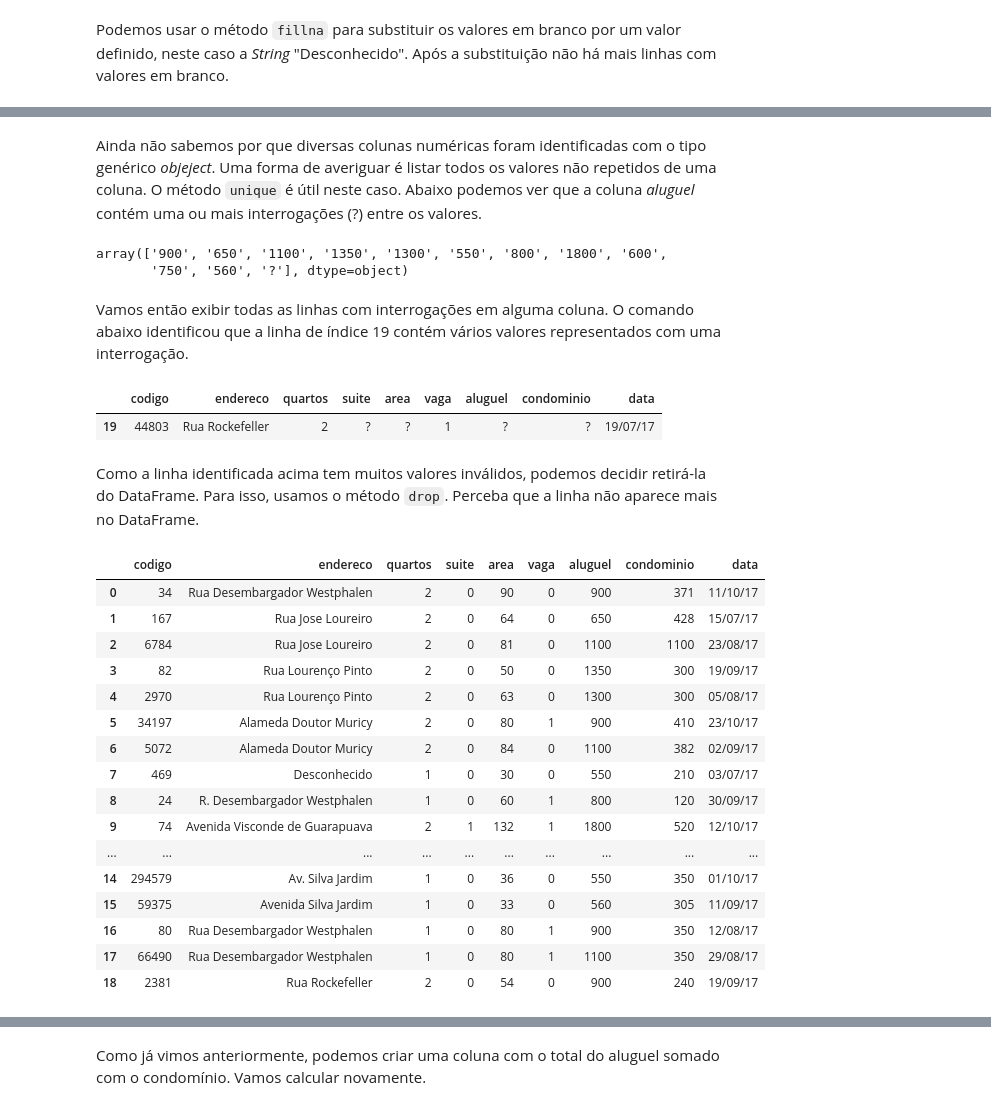
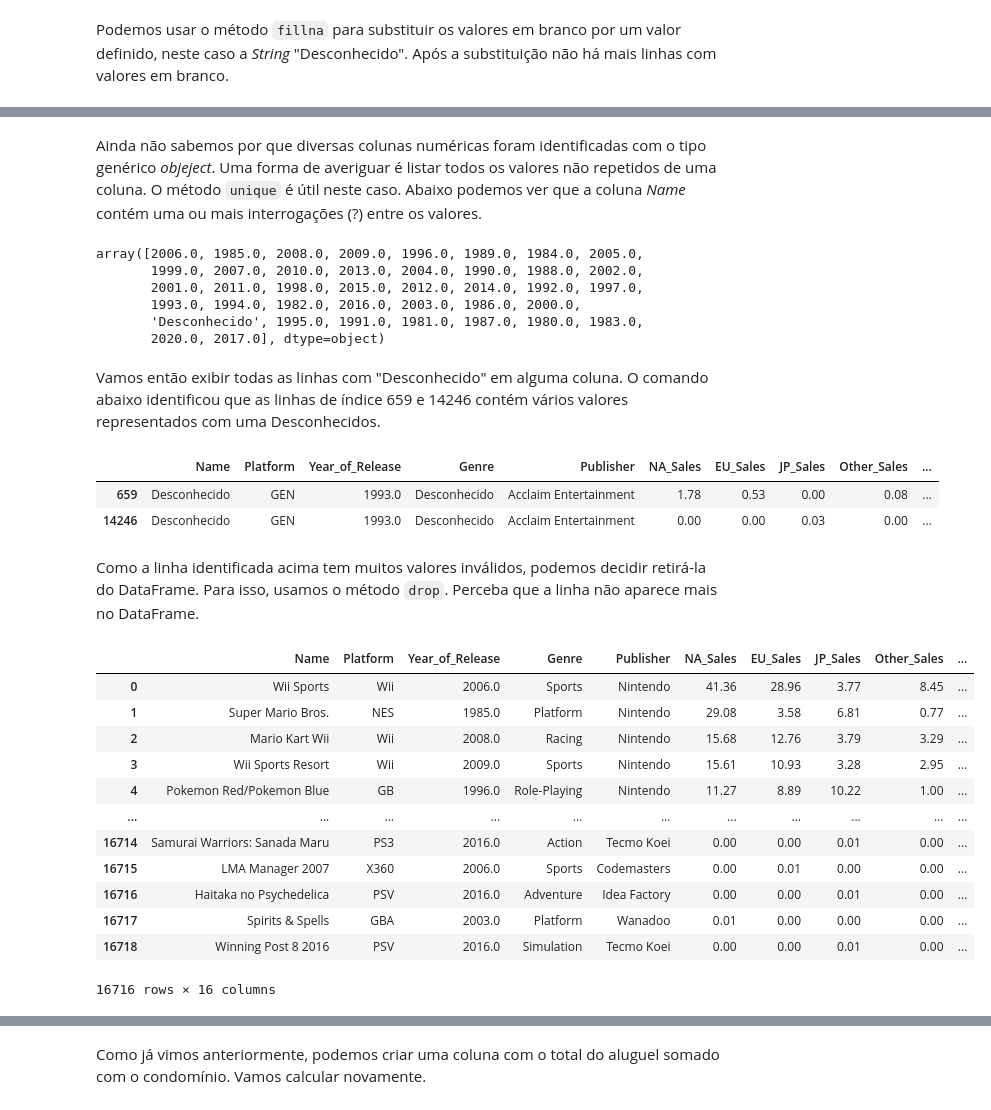
Before and after one commit to Felip-Oliv/Data_Cience, a Jupyter notebook: limpeza de dados/Pandas_Limpeza de Dados.ipynb, the cells around one changed output, grey strips where cells are left out. Cells and saved outputs as stored; diff of their text form; code cells hidden in the pictures.

Commit message:
Update Limpeza de dados
Removendo colunas indesejadas.

```diff
--- a/limpeza de dados/Pandas_Limpeza de Dados.ipynb
+++ b/limpeza de dados/Pandas_Limpeza de Dados.ipynb
@@ -72,7 +83,7 @@ df[df.isna().any(axis=1)]
 # %% [markdown]
 Podemos usar o método `fillna` para substituir os valores em branco por um valor definido, neste caso a *String* "Desconhecido". Após a substituição não há mais linhas com valores em branco.
 # %%
-df['endereco'] = df['endereco'].fillna("Desconhecido")
+df['Rating'] = df['Rating'].fillna("Desconhecido")
 
 df[df.isna().any(axis=1)]
 # %% [output]
@@ -101,5 +112,0 @@ Podemos também fazer substituições de partes das *strings* no DataFrame. Por
-# %%
-df['endereco'] = df['endereco'].str.replace('Rua', 'R.')
-df['endereco'] = df['endereco'].str.replace('Avenida', 'Av.')
-
-df.head()
@@ -112,0 +113,5 @@ df.head()
+# %%
+df['Platform'] = df['Platform'].str.replace('Game boy', 'GB')
+
+
+df.head()
@@ -113,44 +125,47 @@ df.head()
 # %% [markdown]
-Ainda não sabemos por que diversas colunas numéricas foram identificadas com o tipo genérico *objeject*. Uma forma de averiguar é listar todos os valores não repetidos de uma coluna. O método `unique` é útil neste caso. Abaixo podemos ver que a coluna *aluguel* contém uma ou mais interrogações (?) entre os valores.
+Ainda não sabemos por que diversas colunas numéricas foram identificadas com o tipo genérico *objeject*. Uma forma de averiguar é listar todos os valores não repetidos de uma coluna. O método `unique` é útil neste caso. Abaixo podemos ver que a coluna *Name* contém uma ou mais interrogações (?) entre os valores.
 # %%
-df['aluguel'].unique()
+df['Name'].unique()
 # %% [output]
-array(['900', '650', '1100', '1350', '1300', '550', '800', '1800', '600',
-       '750', '560', '?'], dtype=object)
+array([2006.0, 1985.0, 2008.0, 2009.0, 1996.0, 1989.0, 1984.0, 2005.0,
+       1999.0, 2007.0, 2010.0, 2013.0, 2004.0, 1990.0, 1988.0, 2002.0,
+       2001.0, 2011.0, 1998.0, 2015.0, 2012.0, 2014.0, 1992.0, 1997.0,
+       1993.0, 1994.0, 1982.0, 2016.0, 2003.0, 1986.0, 2000.0,
+       'Desconhecido', 1995.0, 1991.0, 1981.0, 1987.0, 1980.0, 1983.0,
+       2020.0, 2017.0], dtype=object)
 # %% [markdown]
-Vamos então exibir todas as linhas com interrogações em alguma coluna. O comando abaixo identificou que a linha de índice 19 contém vários valores representados com uma interrogação.
+Vamos então exibir todas as linhas com "Desconhecido" em alguma coluna. O comando abaixo identificou que as linhas de índice 659 e 14246 contém vários valores representados com uma Desconhecidos.
 # %%
-df[df['aluguel'] == '?']
+df[df['Name'] == 'Desconhecido']
 # %% [output]
-|  | codigo | endereco | quartos | suite | area | vaga | aluguel | condominio | data |
-| 19 | 44803 | Rua Rockefeller | 2 | ? | ? | 1 | ? | ? | 19/07/17 |
+|  | Name | Platform | Year_of_Release | Genre | Publisher | NA_Sales | EU_Sales | JP_Sales | Other_Sales | ... |
+| 659 | Desconhecido | GEN | 1993.0 | Desconhecido | Acclaim Entertainment | 1.78 | 0.53 | 0.00 | 0.08 | ... |
+| 14246 | Desconhecido | GEN | 1993.0 | Desconhecido | Acclaim Entertainment | 0.00 | 0.00 | 0.03 | 0.00 | ... |
 # %% [markdown]
 Como a linha identificada acima tem muitos valores inválidos, podemos decidir retirá-la do DataFrame. Para isso, usamos o método `drop`. Perceba que a linha não aparece mais no DataFrame.
 # %%
 # para deleção da linha basta passar o índice
-df = df.drop(19)
+#df = df.drop(19)
 
 #df.dropna()
 #df.dropna(how='all')
 #df.dropna(subset=['name', 'toy'])
 #df.dropna(inplace=True)
-df.drop(19, inplace=True)
+df.drop(659, inplace=True)
+df.drop(14246, inplace=True)
+
 df
 # %% [output]
-|  | codigo | endereco | quartos | suite | area | vaga | aluguel | condominio | data |
-| 0 | 34 | Rua Desembargador Westphalen | 2 | 0 | 90 | 0 | 900 | 371 | 11/10/17 |
-| 1 | 167 | Rua Jose Loureiro | 2 | 0 | 64 | 0 | 650 | 428 | 15/07/17 |
-| 2 | 6784 | Rua Jose Loureiro | 2 | 0 | 81 | 0 | 1100 | 1100 | 23/08/17 |
-| 3 | 82 | Rua Lourenço Pinto | 2 | 0 | 50 | 0 | 1350 | 300 | 19/09/17 |
-| 4 | 2970 | Rua Lourenço Pinto | 2 | 0 | 63 | 0 | 1300 | 300 | 05/08/17 |
-| 5 | 34197 | Alameda Doutor Muricy | 2 | 0 | 80 | 1 | 900 | 410 | 23/10/17 |
-| 6 | 5072 | Alameda Doutor Muricy | 2 | 0 | 84 | 0 | 1100 | 382 | 02/09/17 |
-| 7 | 469 | Desconhecido | 1 | 0 | 30 | 0 | 550 | 210 | 03/07/17 |
-| 8 | 24 | R. Desembargador Westphalen | 1 | 0 | 60 | 1 | 800 | 120 | 30/09/17 |
-| 9 | 74 | Avenida Visconde de Guarapuava | 2 | 1 | 132 | 1 | 1800 | 520 | 12/10/17 |
-| ... | ... | ... | ... | ... | ... | ... | ... | ... | ... |
-| 14 | 294579 | Av. Silva Jardim | 1 | 0 | 36 | 0 | 550 | 350 | 01/10/17 |
-| 15 | 59375 | Avenida Silva Jardim | 1 | 0 | 33 | 0 | 560 | 305 | 11/09/17 |
-| 16 | 80 | Rua Desembargador Westphalen | 1 | 0 | 80 | 1 | 900 | 350 | 12/08/17 |
-| 17 | 66490 | Rua Desembargador Westphalen | 1 | 0 | 80 | 1 | 1100 | 350 | 29/08/17 |
-| 18 | 2381 | Rua Rockefeller | 2 | 0 | 54 | 0 | 900 | 240 | 19/09/17 |
+|  | Name | Platform | Year_of_Release | Genre | Publisher | NA_Sales | EU_Sales | JP_Sales | Other_Sales | ... |
+| 0 | Wii Sports | Wii | 2006.0 | Sports | Nintendo | 41.36 | 28.96 | 3.77 | 8.45 | ... |
+| 1 | Super Mario Bros. | NES | 1985.0 | Platform | Nintendo | 29.08 | 3.58 | 6.81 | 0.77 | ... |
+| 2 | Mario Kart Wii | Wii | 2008.0 | Racing | Nintendo | 15.68 | 12.76 | 3.79 | 3.29 | ... |
+| 3 | Wii Sports Resort | Wii | 2009.0 | Sports | Nintendo | 15.61 | 10.93 | 3.28 | 2.95 | ... |
+| 4 | Pokemon Red/Pokemon Blue | GB | 1996.0 | Role-Playing | Nintendo | 11.27 | 8.89 | 10.22 | 1.00 | ... |
+| ... | ... | ... | ... | ... | ... | ... | ... | ... | ... | ... |
+| 16714 | Samurai Warriors: Sanada Maru | PS3 | 2016.0 | Action | Tecmo Koei | 0.00 | 0.00 | 0.01 | 0.00 | ... |
+| 16715 | LMA Manager 2007 | X360 | 2006.0 | Sports | Codemasters | 0.00 | 0.01 | 0.00 | 0.00 | ... |
+| 16716 | Haitaka no Psychedelica | PSV | 2016.0 | Adventure | Idea Factory | 0.00 | 0.00 | 0.01 | 0.00 | ... |
+| 16717 | Spirits & Spells | GBA | 2003.0 | Platform | Wanadoo | 0.01 | 0.00 | 0.00 | 0.00 | ... |
+| 16718 | Winning Post 8 2016 | PSV | 2016.0 | Simulation | Tecmo Koei | 0.00 | 0.00 | 0.01 | 0.00 | ... |
+16716 rows × 16 columns
```
Also changed, not shown: parts of 8 cells of this notebook.
